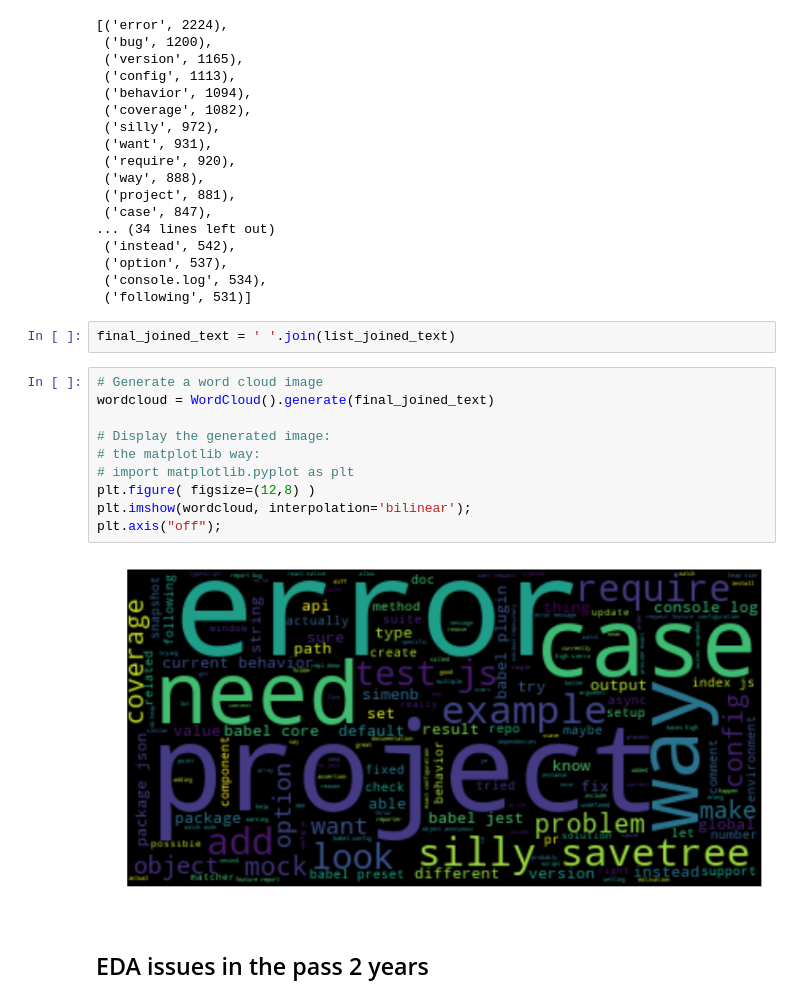
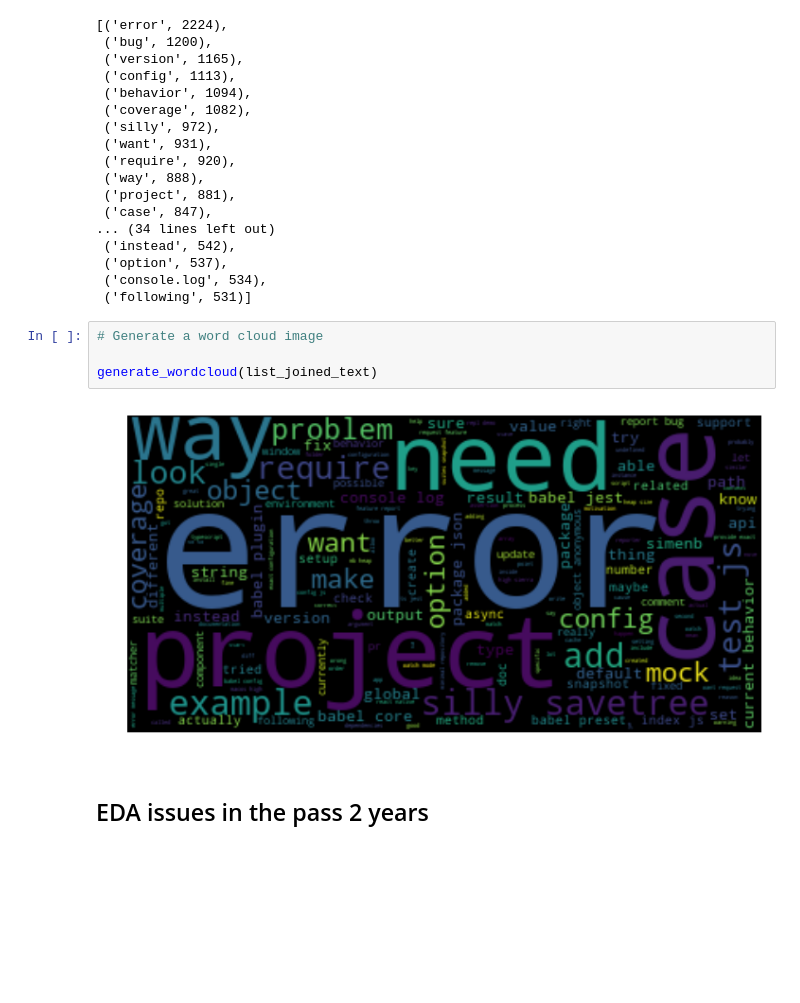
Before and after one commit to nongnoochr/github_js_testing_frameworks, a Jupyter notebook: EDA_repo_issues_jest.ipynb, the cells around one changed output. Cells and saved outputs as stored; diff of their text form; blank space fills up the shorter version.

Commit message:
Add util function to generate wordcloud

```diff
--- a/EDA_repo_issues_jest.ipynb
+++ b/EDA_repo_issues_jest.ipynb
@@ -352,20 +371,12 @@ c_title_text.most_common(50)
  ('option', 537),
  ('console.log', 534),
  ('following', 531)]
-# %%
-final_joined_text = ' '.join(list_joined_text)
-# %%
-# Generate a word cloud image
-wordcloud = WordCloud().generate(final_joined_text)
-
-# Display the generated image:
-# the matplotlib way:
-# import matplotlib.pyplot as plt
-plt.figure( figsize=(12,8) )
-plt.imshow(wordcloud, interpolation='bilinear');
-plt.axis("off");
-# %% [output]
-[figure, removed]
+# %%
+# Generate a word cloud image
+
+generate_wordcloud(list_joined_text)
+# %% [output]
+[figure, added]
 # %% [markdown]
 ## EDA issues in the pass 2 years
 # %%
```
Also changed, not shown: parts of 8 cells of this notebook, 1 other file.
